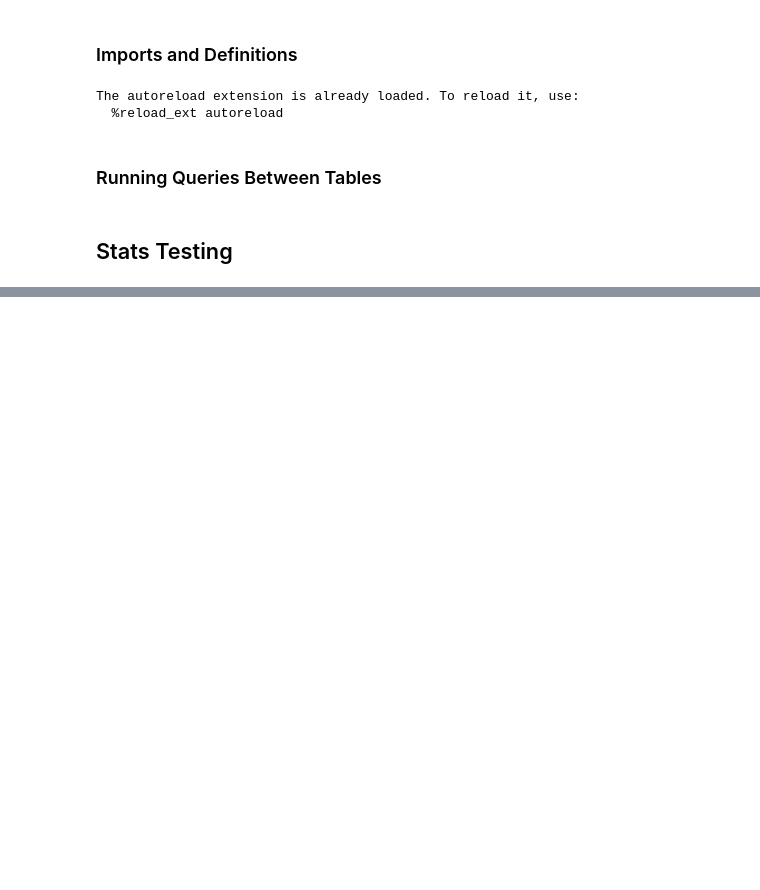
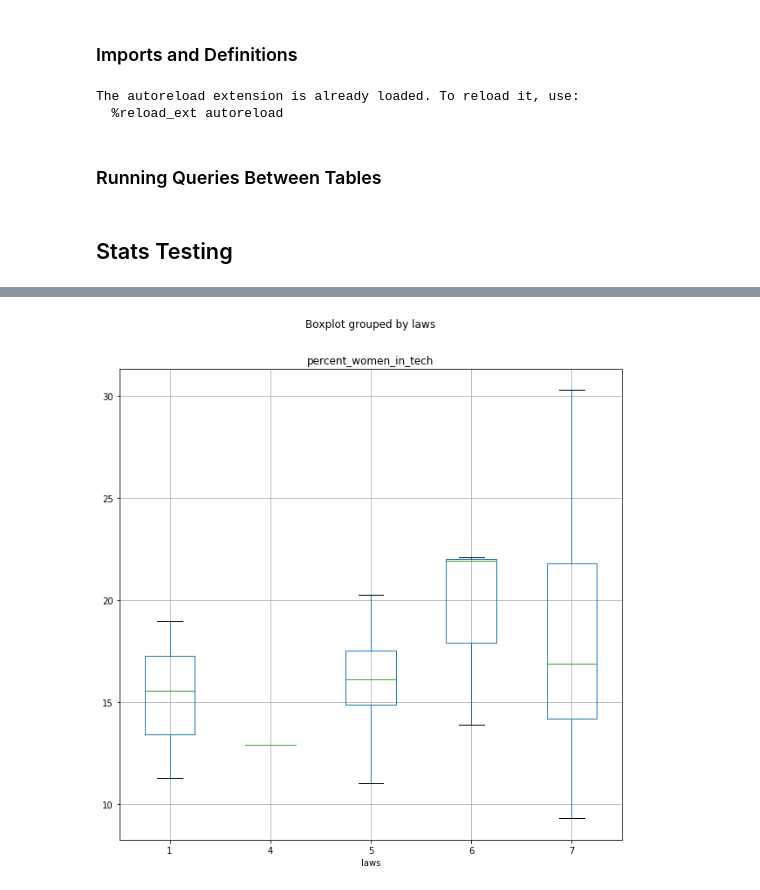
Before and after one commit to jmsmdy/gender-and-tech, a Jupyter notebook: Statistical Analysis.ipynb, the cells around one changed output, grey strips where cells are left out. Saved outputs shown, nothing was run; the diff lists cells and outputs as text; code cells hidden in the pictures; blank space fills up the shorter version.

```diff
--- a/Statistical Analysis.ipynb
+++ b/Statistical Analysis.ipynb
@@ -33,0 +78,5 @@ df2 = get_data(query2)
+# %%
+import matplotlib.pyplot as plt
+df1.boxplot('percent_women_in_tech', by='laws', figsize = (10,10));
+# %% [output]
+[figure, added]
```
Also changed, not shown: parts of 26 cells of this notebook, 1 other file.
